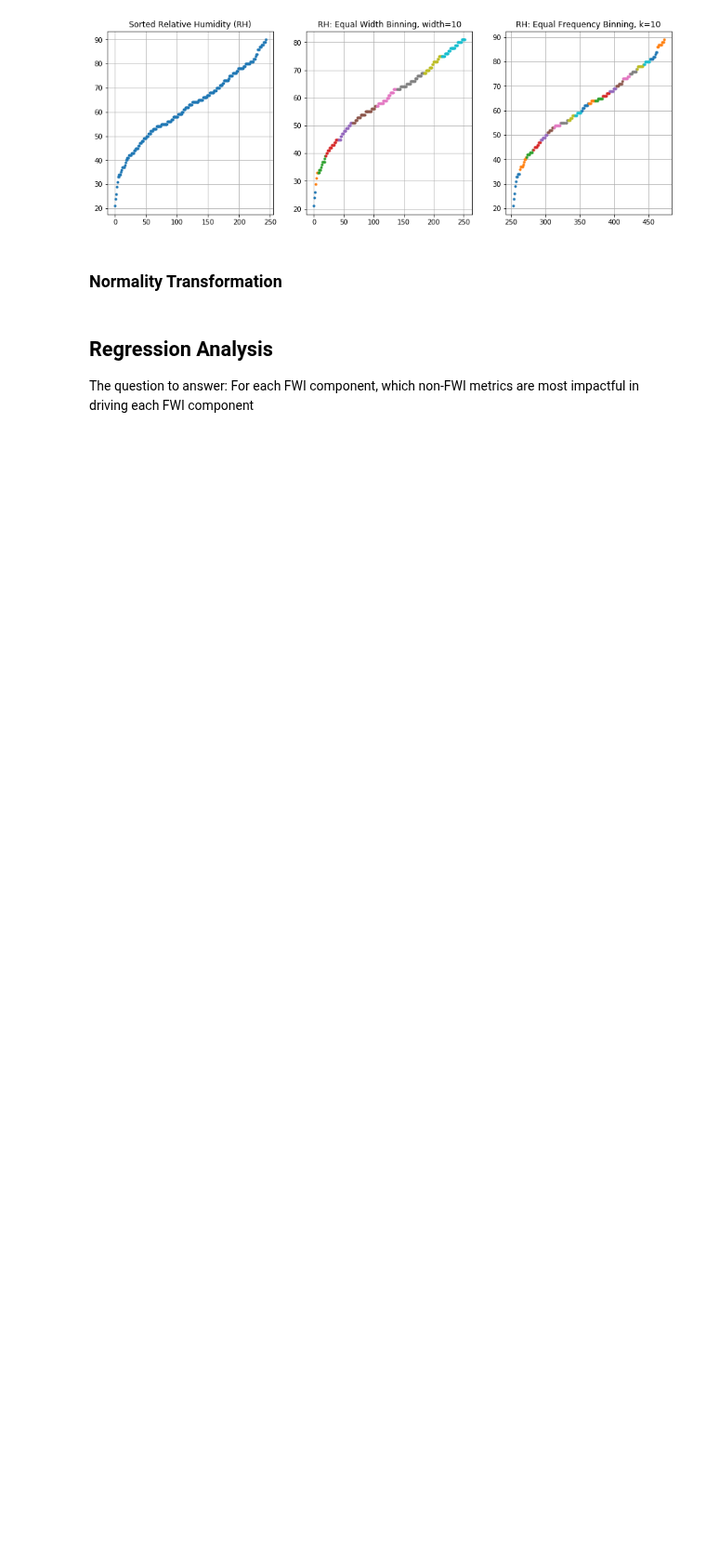
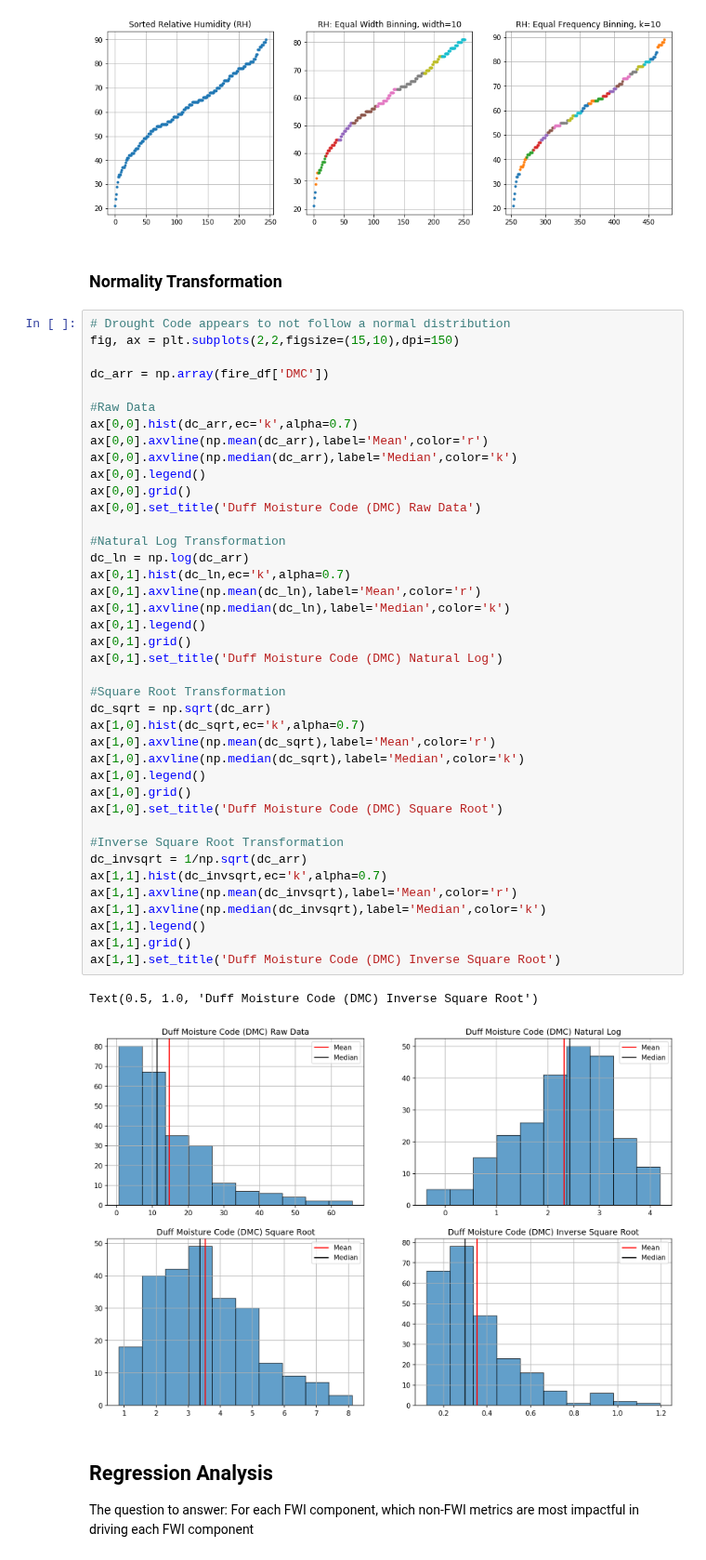
Before and after one commit to dougbrn/Towson, a Jupyter notebook: COSC757/assignment1/hw1.ipynb, the cells around one changed output. Shown at 93% size. Cells and saved outputs as stored; diff of their text form; blank space fills up the shorter version.

Commit message:
transformations for normality

```diff
--- a/COSC757/assignment1/hw1.ipynb
+++ b/COSC757/assignment1/hw1.ipynb
@@ -272,6 +271,49 @@ ax[2].grid()
 [figure]
 # %% [markdown]
 ### Normality Transformation
+# %%
+# Drought Code appears to not follow a normal distribution
+fig, ax = plt.subplots(2,2,figsize=(15,10),dpi=150)
+
+dc_arr = np.array(fire_df['DMC'])
+
+#Raw Data
+ax[0,0].hist(dc_arr,ec='k',alpha=0.7)
+ax[0,0].axvline(np.mean(dc_arr),label='Mean',color='r')
+ax[0,0].axvline(np.median(dc_arr),label='Median',color='k')
+ax[0,0].legend()
+ax[0,0].grid()
+ax[0,0].set_title('Duff Moisture Code (DMC) Raw Data')
+
+#Natural Log Transformation
+dc_ln = np.log(dc_arr)
+ax[0,1].hist(dc_ln,ec='k',alpha=0.7)
+ax[0,1].axvline(np.mean(dc_ln),label='Mean',color='r')
+ax[0,1].axvline(np.median(dc_ln),label='Median',color='k')
+ax[0,1].legend()
+ax[0,1].grid()
+ax[0,1].set_title('Duff Moisture Code (DMC) Natural Log')
+
+#Square Root Transformation
+dc_sqrt = np.sqrt(dc_arr)
+ax[1,0].hist(dc_sqrt,ec='k',alpha=0.7)
+ax[1,0].axvline(np.mean(dc_sqrt),label='Mean',color='r')
+ax[1,0].axvline(np.median(dc_sqrt),label='Median',color='k')
+ax[1,0].legend()
+ax[1,0].grid()
+ax[1,0].set_title('Duff Moisture Code (DMC) Square Root')
+
+#Inverse Square Root Transformation
+dc_invsqrt = 1/np.sqrt(dc_arr)
+ax[1,1].hist(dc_invsqrt,ec='k',alpha=0.7)
+ax[1,1].axvline(np.mean(dc_invsqrt),label='Mean',color='r')
+ax[1,1].axvline(np.median(dc_invsqrt),label='Median',color='k')
+ax[1,1].legend()
+ax[1,1].grid()
+ax[1,1].set_title('Duff Moisture Code (DMC) Inverse Square Root')
+# %% [output]
+Text(0.5, 1.0, 'Duff Moisture Code (DMC) Inverse Square Root')
+[figure, added]
 # %% [markdown]
 ## Regression Analysis
 
```
Also changed, not shown: parts of 1 cell of this notebook.
